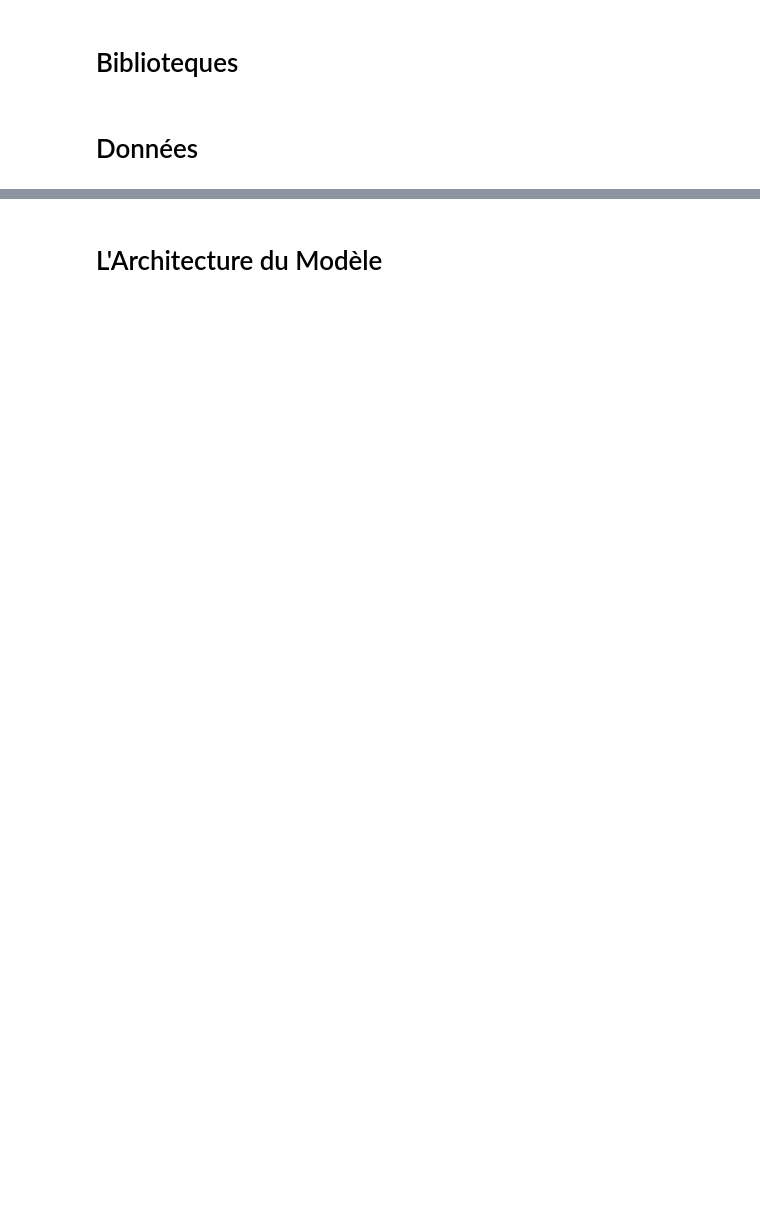
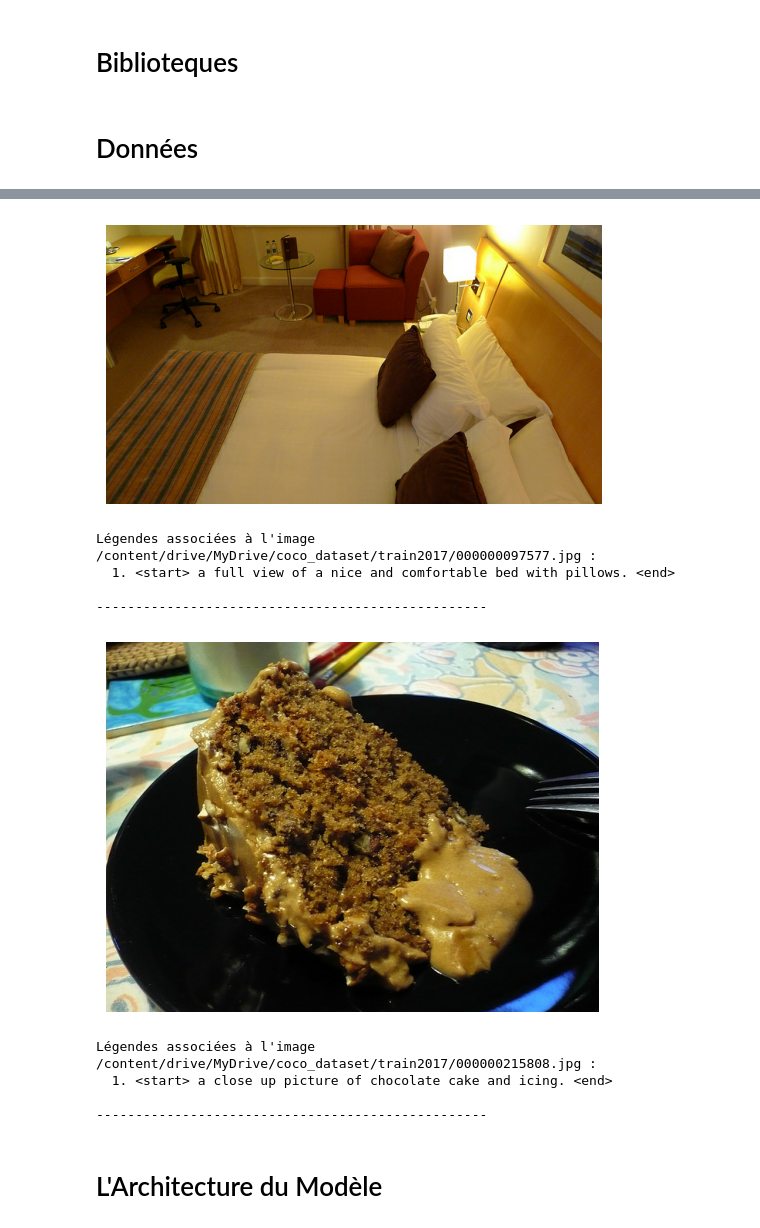
Before and after one commit to YuetongLU7/Image-Captioning---Deep-Learning-Project, a Jupyter notebook: DeepLearningAvancee.ipynb, the cells around one changed output, grey strips where cells are left out. Saved outputs shown, nothing was run; the diff lists cells and outputs as text; code cells hidden in the pictures; blank space fills up the shorter version.

```diff
--- a/DeepLearningAvancee.ipynb
+++ b/DeepLearningAvancee.ipynb
@@ -98,0 +75,10 @@ Downloading coco-mini.zip to /content
+# %%
+import os, shutil
+src = "/content/annotations/annotations"
+dst = "/content/drive/MyDrive/coco_dataset/annotations"
+os.makedirs(dst, exist_ok=True)
+
+for f in os.listdir(src):
+    shutil.copy2(os.path.join(src, f), dst)
+
+print("Copie terminée.")
@@ -157,10 +129,0 @@ print("Exemple caption:", annotations['annotations'][0]['caption'])
-# %%
-# Mini Dataset of Coco
-annotations_file = '/content/cocomini/coco_copy/annotations/captions_train2017.json'
-images_dir = '/content/cocomini/coco_copy/val2017'
-import json, os
-with open(annotations_file, 'r') as f:
-    annotations = json.load(f)
-
-print("Nombre d'images:", len(annotations['images']))
-print("Exemple caption:", annotations['annotations'][0]['caption'])
@@ -242,2 +330,37 @@ Pipelines de données d'entraînement et de validation créés.
+# %%
+from collections import defaultdict
+
+# Créer un dictionnaire image → liste de légendes (pré-traitées)
+image_vers_legendes = defaultdict(list)
+for chemin_image, legende in zip(toutes_les_images_train, legendes_train_traitees):
+    image_vers_legendes[chemin_image].append(legende)
+
+# Sélectionner 2 images aléatoires
+images_exemples = random.sample(list(image_vers_legendes.keys()), 2)
+
+for chemin_image in images_exemples:
+    # Charger et afficher l'image
+    img = tf.io.read_file(chemin_image)
+    img = tf.image.decode_jpeg(img, channels=3)
+    plt.imshow(img.numpy().astype("uint8"))
+    plt.axis('off')
+    plt.show()
+
+    # Afficher toutes les légendes associées
+    print(f"Légendes associées à l'image {chemin_image} :")
+    for i, legende in enumerate(image_vers_legendes[chemin_image]):
+        print(f"  {i+1}. {legende}")
+    print("\n" + "-"*50 + "\n")
+# %% [output]
+[figure, added]
+Légendes associées à l'image /content/drive/MyDrive/coco_dataset/train2017/000000097577.jpg :
+  1. <start> a full view of a nice and comfortable bed with pillows. <end>
+
+--------------------------------------------------
+[figure, added]
+Légendes associées à l'image /content/drive/MyDrive/coco_dataset/train2017/000000215808.jpg :
+  1. <start> a close up picture of chocolate cake and icing. <end>
+
+--------------------------------------------------
 # %% [markdown]
 # L'Architecture du Modèle
```
Also changed, not shown: parts of 24 cells of this notebook.
